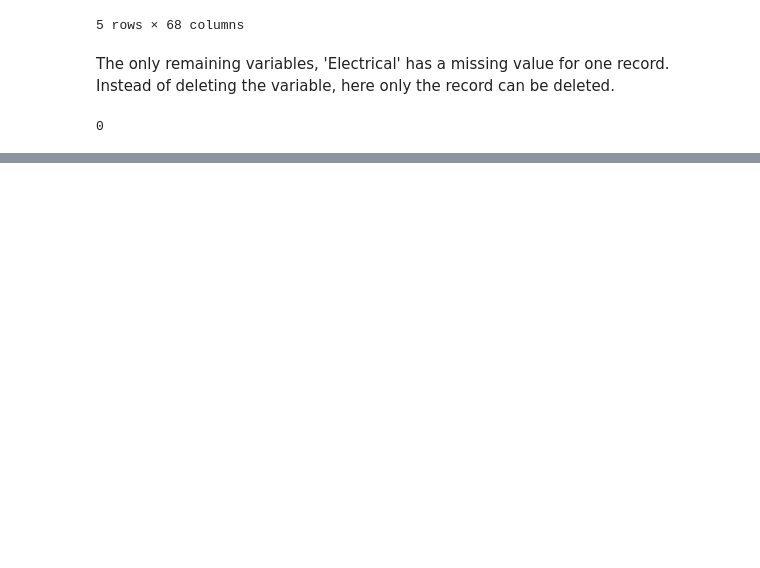
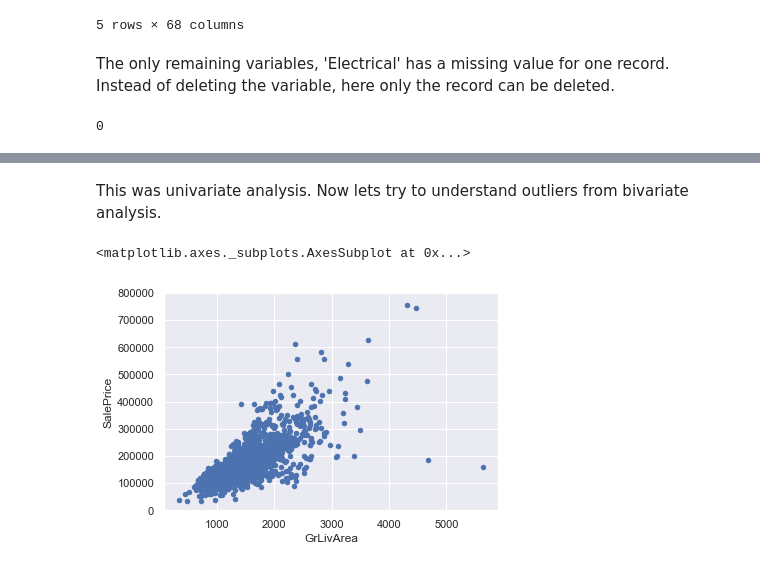
Before and after one commit to mPande92/Data-Exploration-in-python, a Jupyter notebook: Data Exploration using Python.ipynb, the cells around one changed output, grey strips where cells are left out. Drawn from its saved outputs; the diff is of its cells as text; code cells hidden in the pictures; blank space fills up the shorter version.

```diff
--- a/Data Exploration using Python.ipynb
+++ b/Data Exploration using Python.ipynb
@@ -298,0 +359,8 @@ print(train['Electrical'].isnull().sum())
+# %% [markdown]
+This was univariate analysis. Now lets try to understand outliers from bivariate analysis.
+# %%
+data = pd.concat([train['SalePrice'],train['GrLivArea']], axis = 1)
+data.plot.scatter(x = 'GrLivArea', y = 'SalePrice', ylim=(0,800000))
+# %% [output]
+<matplotlib.axes._subplots.AxesSubplot at 0x...>
+[figure, added]
```
Also changed, not shown: parts of 31 cells of this notebook.
